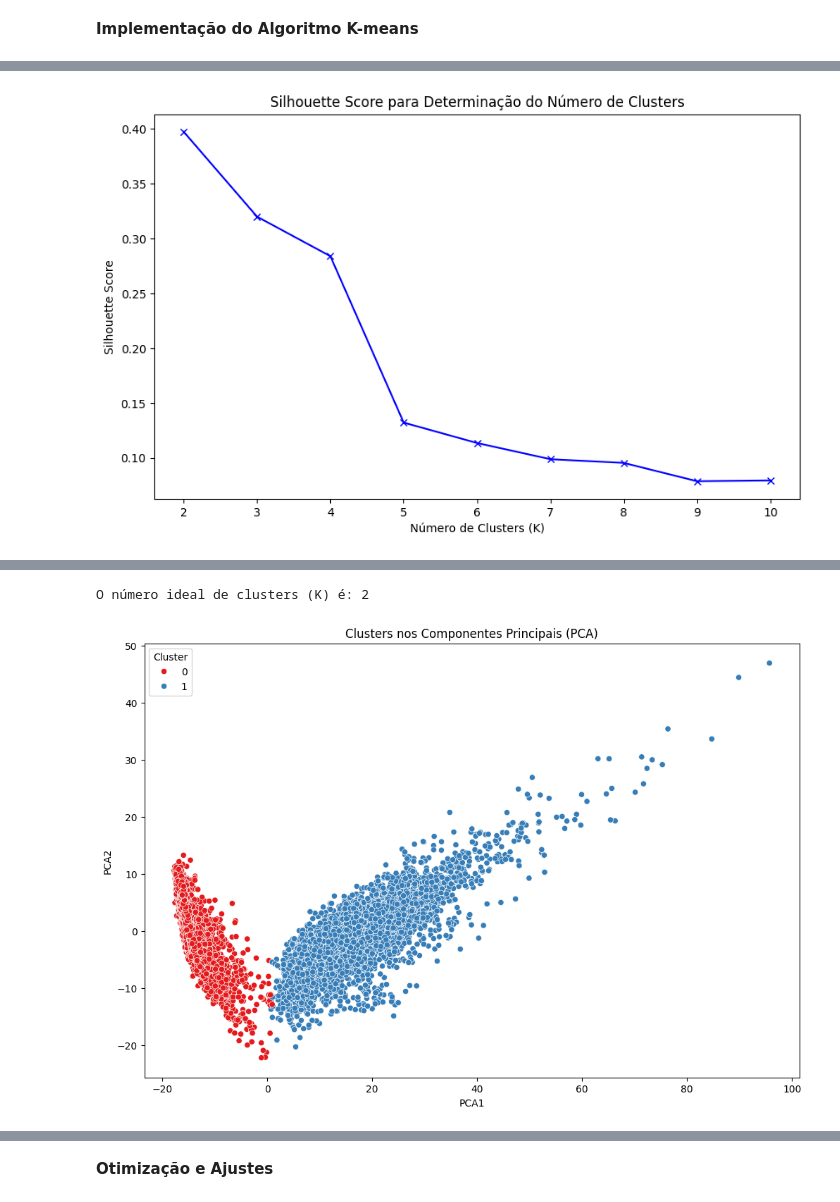
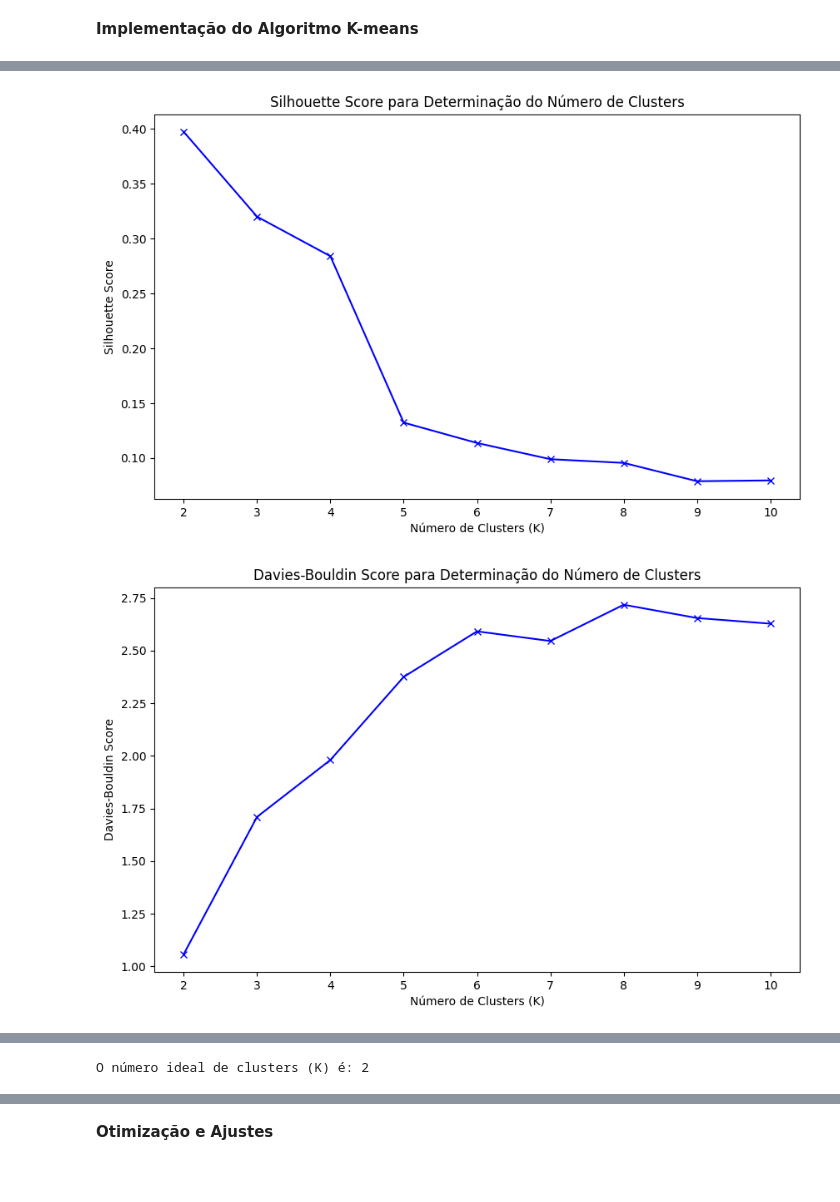
Before and after one commit to almeidatarcisio/Projeto-Unidade-10, a Jupyter notebook: K_means_Human_Activity_Recognition.ipynb, the cells around one changed output, grey strips where cells are left out. Cells and saved outputs as stored; diff of their text form; code cells hidden in the pictures; blank space fills up the shorter version.

```diff
--- a/K_means_Human_Activity_Recognition.ipynb
+++ b/K_means_Human_Activity_Recognition.ipynb
@@ -144,11 +142,13 @@ plt.show()
 **Implementação do Algoritmo K-means**
 # %%
 from sklearn.cluster import KMeans
-from sklearn.metrics import silhouette_score
+from sklearn.metrics import silhouette_score, davies_bouldin_score, calinski_harabasz_score
 
 # Lista para armazenar a soma das distâncias quadradas dentro dos clusters para cada K
 sse = []
 silhouette_scores = []
+davies_bouldin_scores = []
+calinski_harabasz_scores = []
 
 # Testar K de 2 a 10
 K_range = range(2, 11)
@@ -163,36 +163,59 @@ for K in K_range:
     # Calcular e adicionar o silhouette score
     labels = kmeans.labels_
     silhouette_scores.append(silhouette_score(data_scaled, labels))
+
+    # Calcular e adicionar o Davies-Bouldin score
+    davies_bouldin_scores.append(davies_bouldin_score(data_scaled, labels))
+
+    # Calcular e adicionar o Calinski-Harabasz score
+    calinski_harabasz_scores.append(calinski_harabasz_score(data_scaled, labels))
 
 # Método do cotovelo
 plt.figure(figsize=(10, 6))
 plt.plot(K_range, sse, 'bx-')
 plt.xlabel('Número de Clusters (K)')
 plt.ylabel('Soma das Distâncias Quadradas Dentro dos Clusters')
 plt.title('Método do Cotovelo para Determinação do Número de Clusters')
 plt.show()
 
 # Silhouette Score
 plt.figure(figsize=(10, 6))
 plt.plot(K_range, silhouette_scores, 'bx-')
 plt.xlabel('Número de Clusters (K)')
 plt.ylabel('Silhouette Score')
 plt.title('Silhouette Score para Determinação do Número de Clusters')
 plt.show()
 
+# Davies-Bouldin Score
+plt.figure(figsize=(10, 6))
+plt.plot(K_range, davies_bouldin_scores, 'bx-')
+plt.xlabel('Número de Clusters (K)')
+plt.ylabel('Davies-Bouldin Score')
+plt.title('Davies-Bouldin Score para Determinação do Número de Clusters')
+plt.show()
+
+# Calinski-Harabasz Score
+plt.figure(figsize=(10, 6))
+plt.plot(K_range, calinski_harabasz_scores, 'bx-')
+plt.xlabel('Número de Clusters (K)')
+plt.ylabel('Calinski-Harabasz Score')
+plt.title('Calinski-Harabasz Score para Determinação do Número de Clusters')
+plt.show()
+
 # Escolher o número de clusters baseado nos métodos do cotovelo e silhouette
 optimal_K = K_range[silhouette_scores.index(max(silhouette_scores))]
 print(f'O número ideal de clusters (K) é: {optimal_K}')
 
 # Aplicar K-means com o número ótimo de clusters
 kmeans = KMeans(n_clusters=optimal_K, random_state=42)
 data['Cluster'] = kmeans.fit_predict(data_scaled)
 
 # Visualizar os clusters nos componentes principais
 plt.figure(figsize=(12, 8))
 sns.scatterplot(x='PCA1', y='PCA2', hue='Cluster', data=data, palette='Set1')
 plt.title('Clusters nos Componentes Principais (PCA)')
 plt.show()
 # %% [output]
 [figure]
 [figure]
+[figure, new version]
@@ -199,2 +223 @@ plt.show()
 O número ideal de clusters (K) é: 2
-[figure, old version]
```
Also changed, not shown: parts of 5 cells of this notebook.
